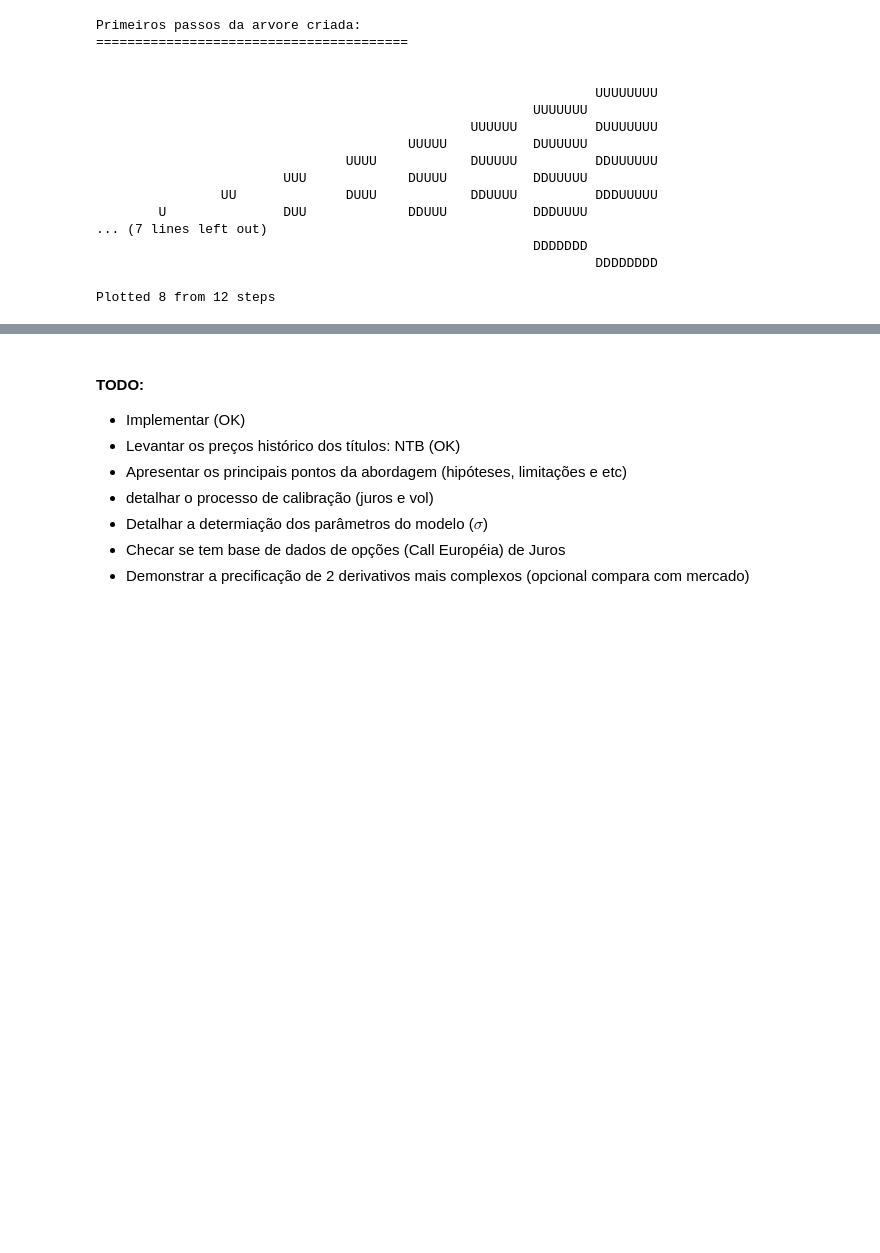
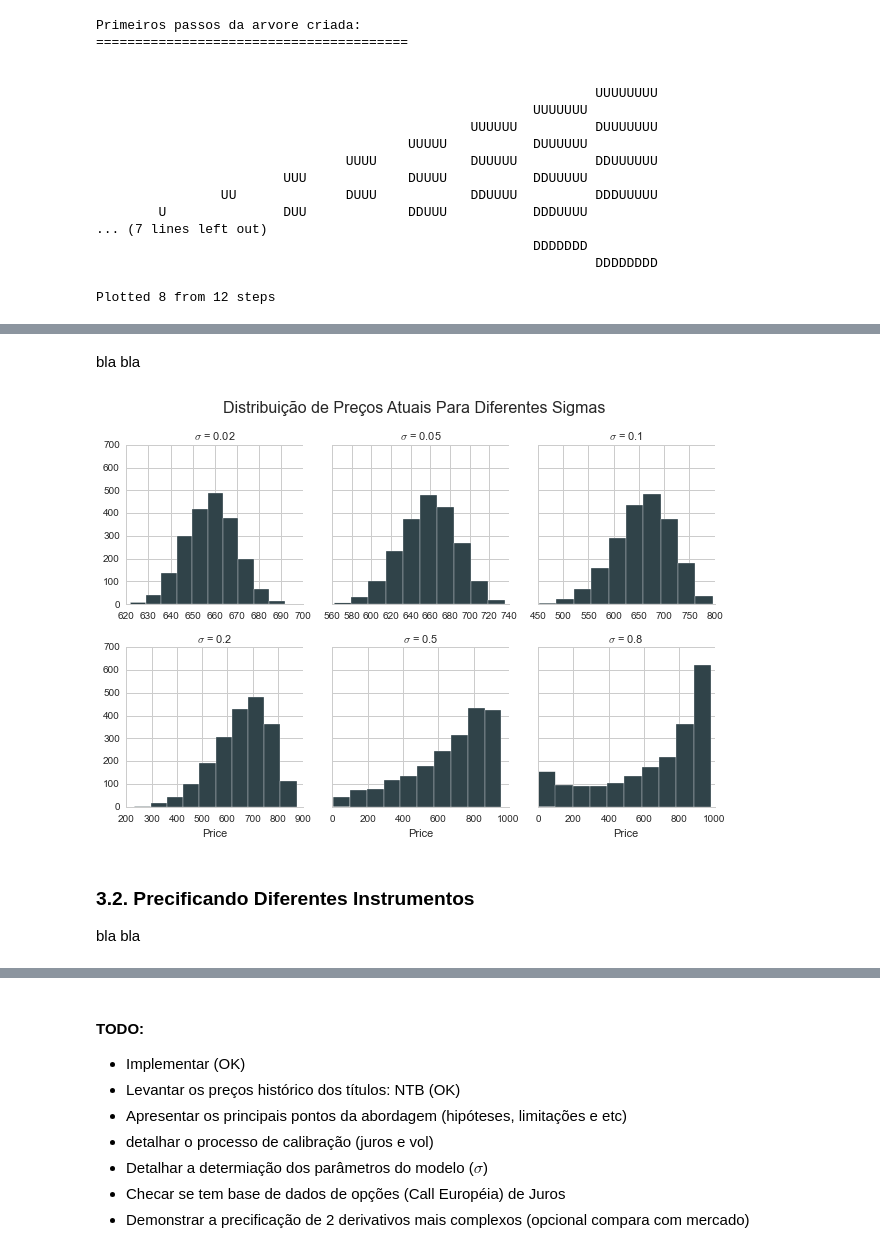
Before and after one commit to ucaiado/ShortRate_Model, a Jupyter notebook: Kalotay-Williams-Fabozzi.ipynb, the cells around one changed output, grey strips where cells are left out. Cells and saved outputs as stored; diff of their text form; code cells hidden in the pictures; blank space fills up the shorter version.

```diff
--- a/Kalotay-Williams-Fabozzi.ipynb
+++ b/Kalotay-Williams-Fabozzi.ipynb
@@ -249,4 +290,0 @@ l_txindicativa = [x/100. for x in l_txindicativa]
-# %%
-my_tree = binomial_tree.KWFTree([x for x in l_txindicativa],
-                                [x/252. for x in l_prazo])
-my_tree.fit_foward_curve(f_sigma=0.1, f_faceval=1000.)
@@ -293,0 +312,11 @@ for i in xrange(1, 13):
+# %%
+# TODO: criar dispersão para diferentes volatilidades. mostrar que eh importante ter
+# uma estimacaso crivel dela
+#cria arvore
+import binomial_tree; reload(binomial_tree)
+d_vals = {}
+bond_example = instruments.Bond(f_face_value=1000., f_cupon=0.)
+for f_sig in [0.02, 0.05, 0.1, 0.2, 0.5, 0.8]:
+    my_tree.fit_foward_curve(f_sigma=f_sig, f_faceval=1000.)
+    df = bond_example.get_range_of_values(my_tree, i_steps=12)
+    d_vals[f_sig] = list(df.values)
@@ -293,0 +325,3 @@ for i in xrange(1, 13):
+# %%
+df_sig = pd.DataFrame(d_vals)
+df_sig.mean()
@@ -293,0 +336,17 @@ for i in xrange(1, 13):
+# %% [markdown]
+bla bla
+# %%
+df2 = df_sig.stack().reset_index()
+df2.columns = ["index", "$\sigma$", u"Price"]
+g = sns.FacetGrid(df2, col="$\sigma$", col_wrap=3, margin_titles=True,
+                  sharex=False, sharey=True, size=3)
+g.map(plt.hist, 'Price', edgecolor='white')
+g.fig.suptitle(u"Distribuição de Preços Atuais Para Diferentes Sigmas",
+               fontsize=16, y=1.04);
+# %% [output]
+[figure, added]
+# %% [markdown]
+### 3.2. Precificando Diferentes Instrumentos
+
+
+bla bla
```
Also changed, not shown: parts of 53 cells of this notebook, 2 other files.
